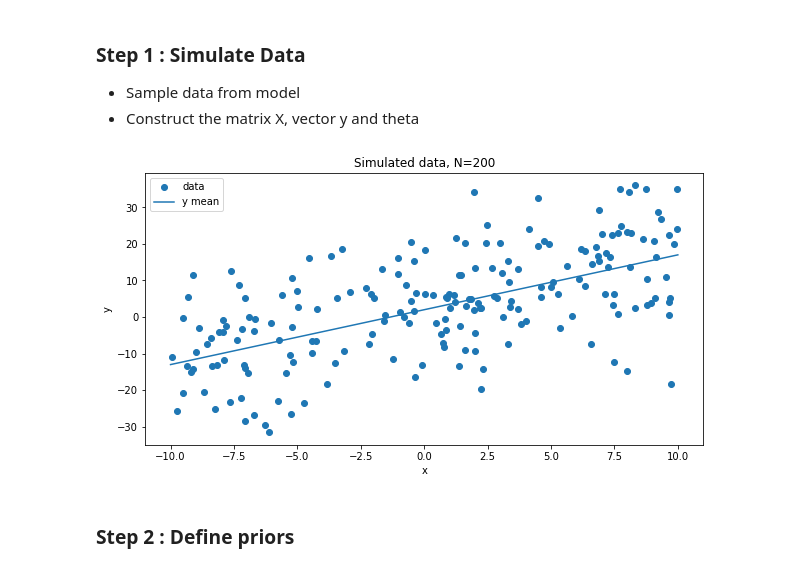
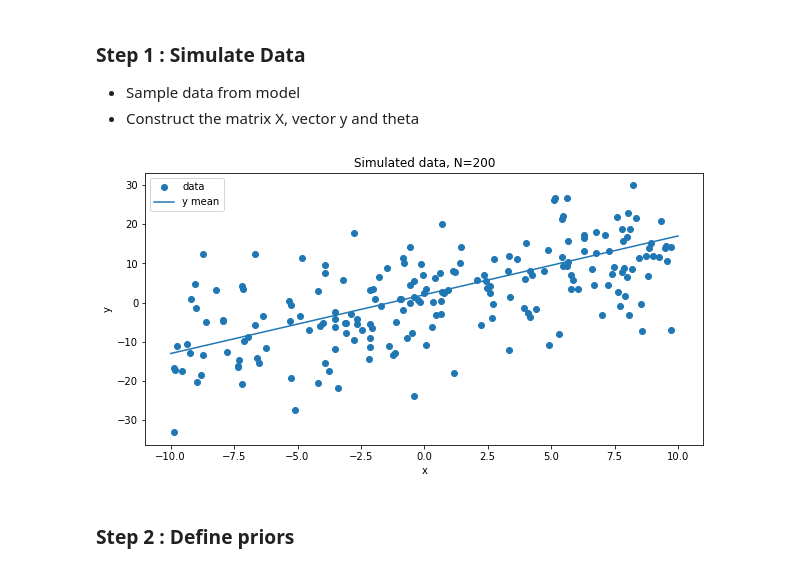
Before and after one commit to quynhhgoogoo/mcmc-project, a Jupyter notebook: notebooks/gibbs/gibs_sampling_test.ipynb, the cells around one changed output. Cells and saved outputs as stored; diff of their text form; code cells hidden in the pictures.

```diff
--- a/notebooks/gibbs/gibs_sampling_test.ipynb
+++ b/notebooks/gibbs/gibs_sampling_test.ipynb
@@ -186,7 +195,7 @@ def simulate_data(w, b, sigma, N, design_range = (-10,10)):
 
 def plot_data(w, b, X, design_range = (-10,10)):
         # Plot data
-        X,y = simulate_data(w, b, sigma = 10, N = 200, design_range = (-10,10))
+        X,y = simulate_data(w, b, sigma = 5, N = 200, design_range = (-10,10))
         x = X[:, 0]
         plt.scatter(x, y, label="data")
         x_dense = np.linspace(design_range[0], design_range[1], 100)
@@ -200,24 +209,24 @@ def plot_data(w, b, X, design_range = (-10,10)):
 # %%
 # True weight(s)
 w = np.array([1.5, -1.0, 0.7])
 
 # Input dimensionality
 d = w.size
 
 # True intercept
 b = 2.0
 
 # True standard deviation
 sigma = 5.0
 
 # Number of data points
 N = 200
 
 
-
+X,y = simulate_data(w, b, sigma, N = 200, design_range = (-10,10))
 plot_data(w, b, X, design_range = (-10,10))
 # %% [output]
-[figure, old version]
+[figure, new version]
 # %% [markdown]
 ### Step 2 : Define priors
 # %%
```
Also changed, not shown: parts of 19 cells of this notebook.
